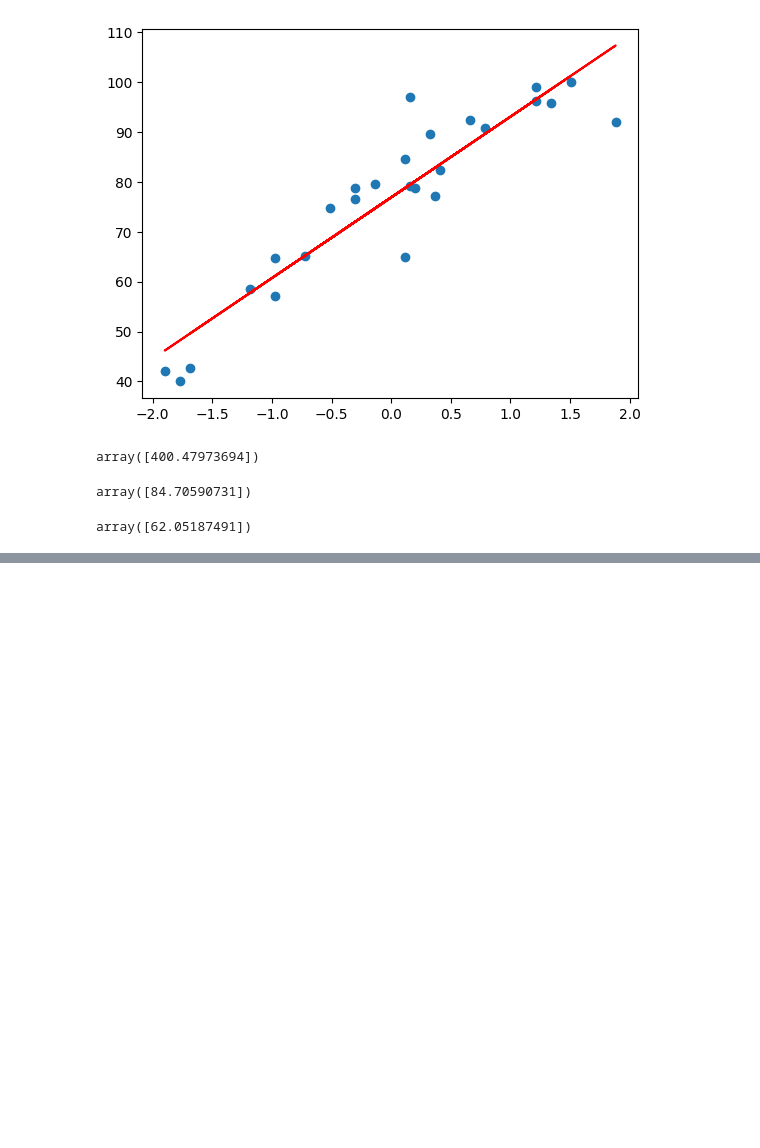
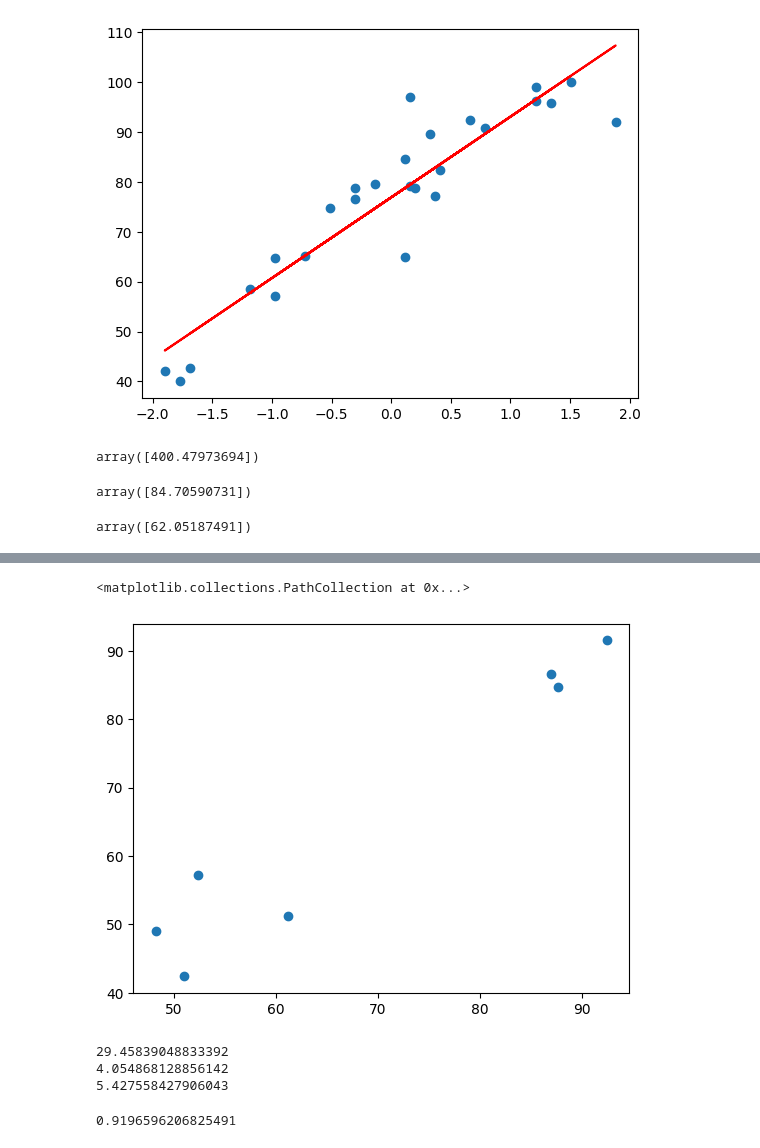
Before and after one commit to Sanemcoskun/Data-Science-ML-Course, a Jupyter notebook: ML/1-SimpleLinearRegression.ipynb, the cells around one changed output, grey strips where cells are left out. Cells and saved outputs as stored; diff of their text form; code cells hidden in the pictures; blank space fills up the shorter version.

```diff
--- a/ML/1-SimpleLinearRegression.ipynb
+++ b/ML/1-SimpleLinearRegression.ipynb
@@ -186,0 +189,2 @@ array([62.05187491])
+# %%
+y_pred_test = regression.predict(X_test) # tahmin çıakrdı
@@ -186,0 +212,5 @@ array([62.05187491])
+# %%
+plt.scatter(y_pred_test, y_test)
+# %% [output]
+<matplotlib.collections.PathCollection at 0x...>
+[figure, added]
@@ -186,0 +219,16 @@ array([62.05187491])
+# %%
+mse = mean_squared_error(y_test, y_pred_test)
+mae = mean_absolute_error(y_test,y_pred_test)
+rmse = np.sqrt(mse)
+print(mse)
+print(mae)
+print(rmse)
+# %% [output]
+29.45839048833392
+4.054868128856142
+5.427558427906043
+# %%
+r2 = r2_score(y_test, y_pred_test)
+print(r2)
+# %% [output]
+0.9196596206825491
```
Also changed, not shown: parts of 5 cells of this notebook, 4 other files.
